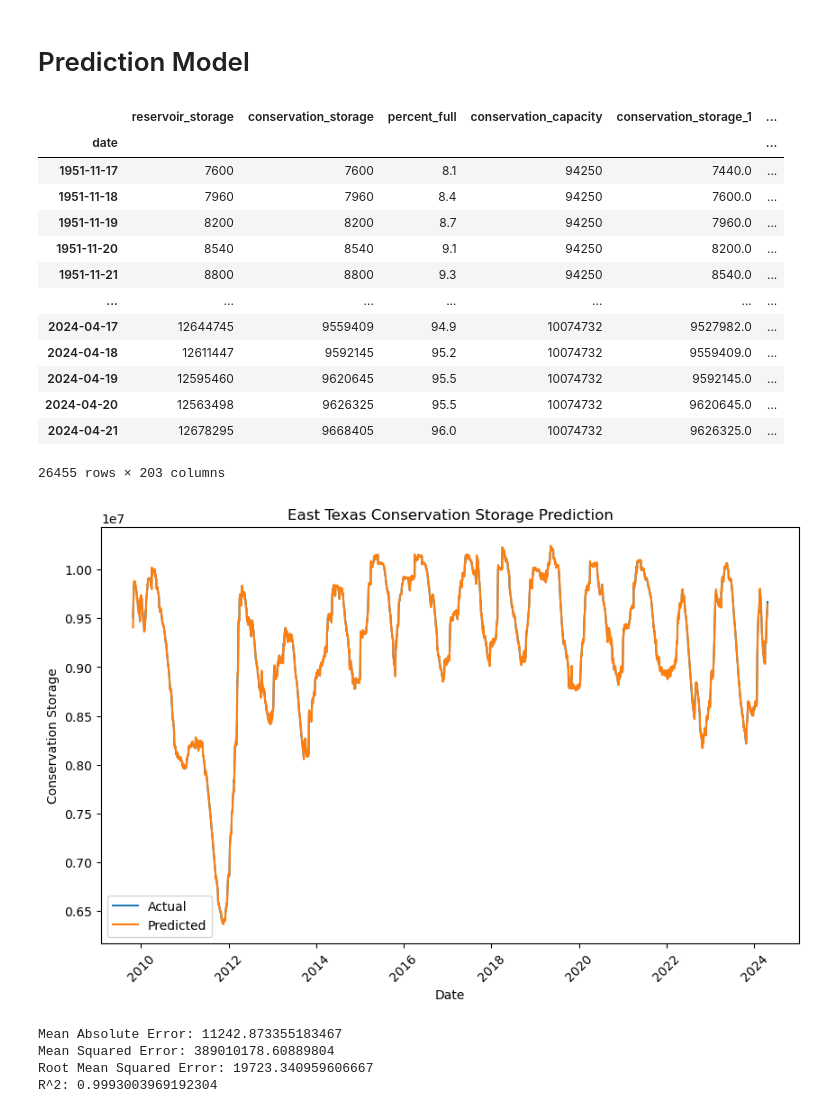
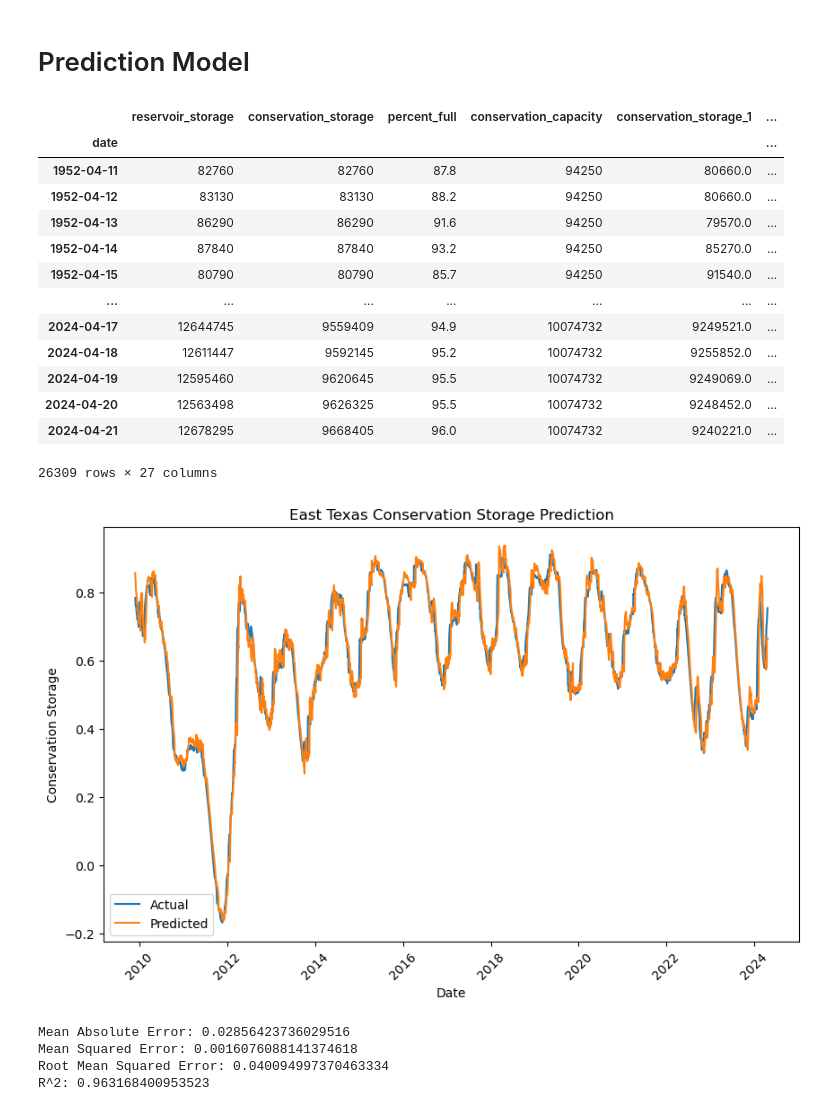
Before and after one commit to khoihng22/data-analytics-final-project, a Jupyter notebook: report_2.ipynb, the cells around one changed output. Drawn from its saved outputs; the diff is of its cells as text; code cells hidden in the pictures.

Commit message:
try to modify scale for prediction model

```diff
--- a/report_2.ipynb
+++ b/report_2.ipynb
@@ -164,8 +191,8 @@ plt.show()
 # Prediction Model
 # %%
 # create 50 columns for each lag
-for i in range(1, 200):
-    df[f'conservation_storage_{i}'] = df['conservation_storage'].shift(i)
+for i in range(1, 24):
+    df[f'conservation_storage_{i}'] = df['conservation_storage'].shift(i * 15)
 
 # drop rows with NaN values
 df.dropna(inplace=True)
@@ -174,48 +201,54 @@ df
 # %% [output]
 |  | reservoir_storage | conservation_storage | percent_full | conservation_capacity | conservation_storage_1 | ... |
 | date |  |  |  |  |  | ... |
-| 1951-11-17 | 7600 | 7600 | 8.1 | 94250 | 7440.0 | ... |
-| 1951-11-18 | 7960 | 7960 | 8.4 | 94250 | 7600.0 | ... |
-| 1951-11-19 | 8200 | 8200 | 8.7 | 94250 | 7960.0 | ... |
-| 1951-11-20 | 8540 | 8540 | 9.1 | 94250 | 8200.0 | ... |
-| 1951-11-21 | 8800 | 8800 | 9.3 | 94250 | 8540.0 | ... |
+| 1952-04-11 | 82760 | 82760 | 87.8 | 94250 | 80660.0 | ... |
+| 1952-04-12 | 83130 | 83130 | 88.2 | 94250 | 80660.0 | ... |
+| 1952-04-13 | 86290 | 86290 | 91.6 | 94250 | 79570.0 | ... |
+| 1952-04-14 | 87840 | 87840 | 93.2 | 94250 | 85270.0 | ... |
+| 1952-04-15 | 80790 | 80790 | 85.7 | 94250 | 91540.0 | ... |
 | ... | ... | ... | ... | ... | ... | ... |
-| 2024-04-17 | 12644745 | 9559409 | 94.9 | 10074732 | 9527982.0 | ... |
-| 2024-04-18 | 12611447 | 9592145 | 95.2 | 10074732 | 9559409.0 | ... |
-| 2024-04-19 | 12595460 | 9620645 | 95.5 | 10074732 | 9592145.0 | ... |
-| 2024-04-20 | 12563498 | 9626325 | 95.5 | 10074732 | 9620645.0 | ... |
-| 2024-04-21 | 12678295 | 9668405 | 96.0 | 10074732 | 9626325.0 | ... |
+| 2024-04-17 | 12644745 | 9559409 | 94.9 | 10074732 | 9249521.0 | ... |
+| 2024-04-18 | 12611447 | 9592145 | 95.2 | 10074732 | 9255852.0 | ... |
+| 2024-04-19 | 12595460 | 9620645 | 95.5 | 10074732 | 9249069.0 | ... |
+| 2024-04-20 | 12563498 | 9626325 | 95.5 | 10074732 | 9248452.0 | ... |
+| 2024-04-21 | 12678295 | 9668405 | 96.0 | 10074732 | 9240221.0 | ... |
-26455 rows × 203 columns
+26309 rows × 27 columns
 # %%
 # create X and y, with X being the lag columns and y being the target column
 X = df.drop(['conservation_storage', 'percent_full', 'conservation_capacity', 'reservoir_storage'], axis=1)
 y = df['conservation_storage']
+
+# normalize the data
+from sklearn.preprocessing import StandardScaler
+scaler = StandardScaler()
+X = scaler.fit_transform(X)
+y = scaler.fit_transform(y.values.reshape(-1, 1))
 
 # split the data into training and testing sets and remain the time order
 split_index = int(0.8 * len(df))
 X_train, X_test = X[:split_index], X[split_index:]
 y_train, y_test = y[:split_index], y[split_index:]
 
 # train a linear regression model
 from sklearn.linear_model import LinearRegression
 model = LinearRegression(n_jobs=-1)
 model.fit(X_train, y_train)
 
 # make predictions
 y_pred = model.predict(X_test)
 
 # plot the predictions
 plt.figure(figsize=(10, 6))
-plt.plot(y_test.index, y_test, label='Actual')
-plt.plot(y_test.index, y_pred, label='Predicted')
+plt.plot(df.index[split_index:], y_test, label='Actual')
+plt.plot(df.index[split_index:], y_pred, label='Predicted')
 plt.title('East Texas Conservation Storage Prediction')
 plt.xlabel('Date')
 plt.ylabel('Conservation Storage')
 plt.legend()
 plt.xticks(rotation=45)
 plt.show()
 # %% [output]
-[figure, old version]
+[figure, new version]
 # %%
 # print mse, rmse, and r2
 from sklearn.metrics import mean_squared_error, r2_score
@@ -229,7 +262,7 @@ print(f'Mean Squared Error: {mse}')
 print(f'Root Mean Squared Error: {rmse}')
 print(f'R^2: {r2}')
 # %% [output]
-Mean Absolute Error: 11242.873355183467
-Mean Squared Error: 389010178.60889804
-Root Mean Squared Error: 19723.340959606667
-R^2: 0.9993003969192304
+Mean Absolute Error: 0.02856423736029516
+Mean Squared Error: 0.0016076088141374618
+Root Mean Squared Error: 0.040094997370463334
+R^2: 0.963168400953523
```
Also changed, not shown: parts of 16 cells of this notebook.
